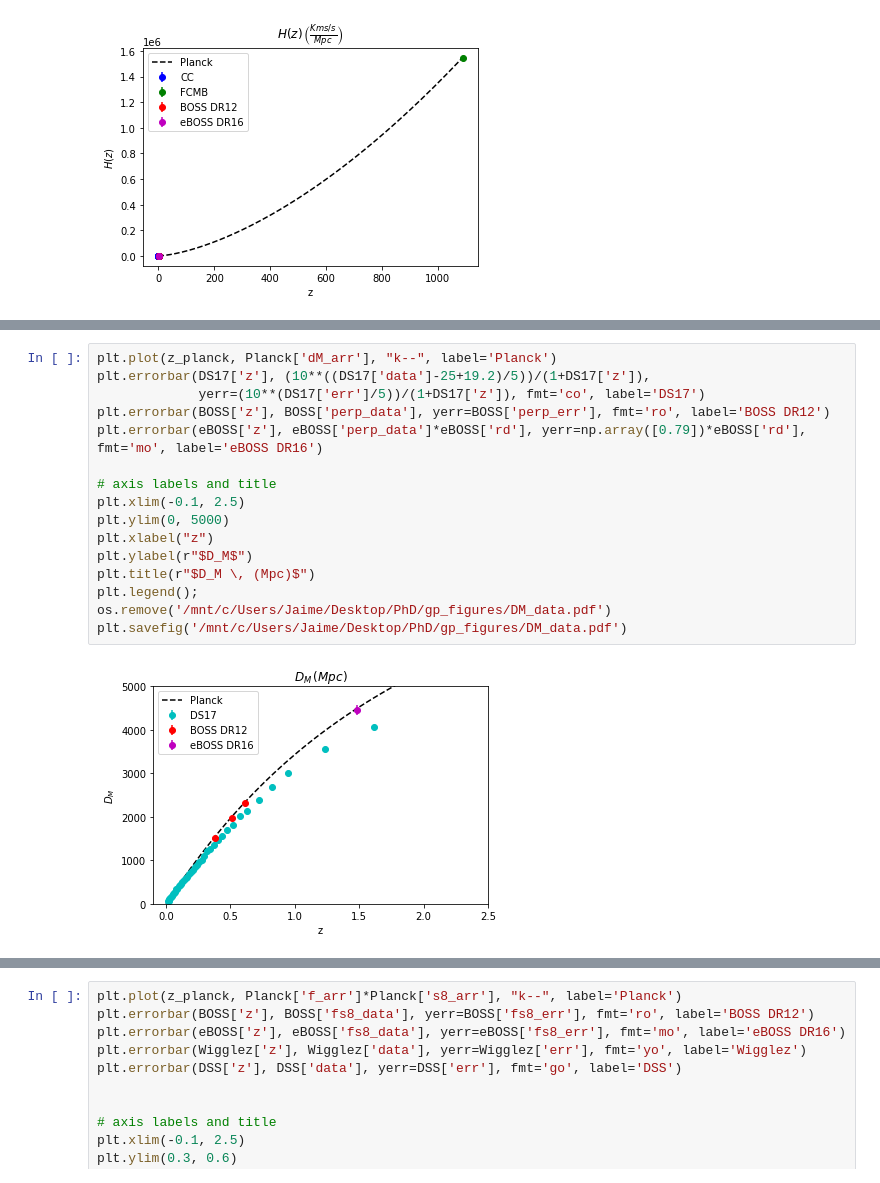
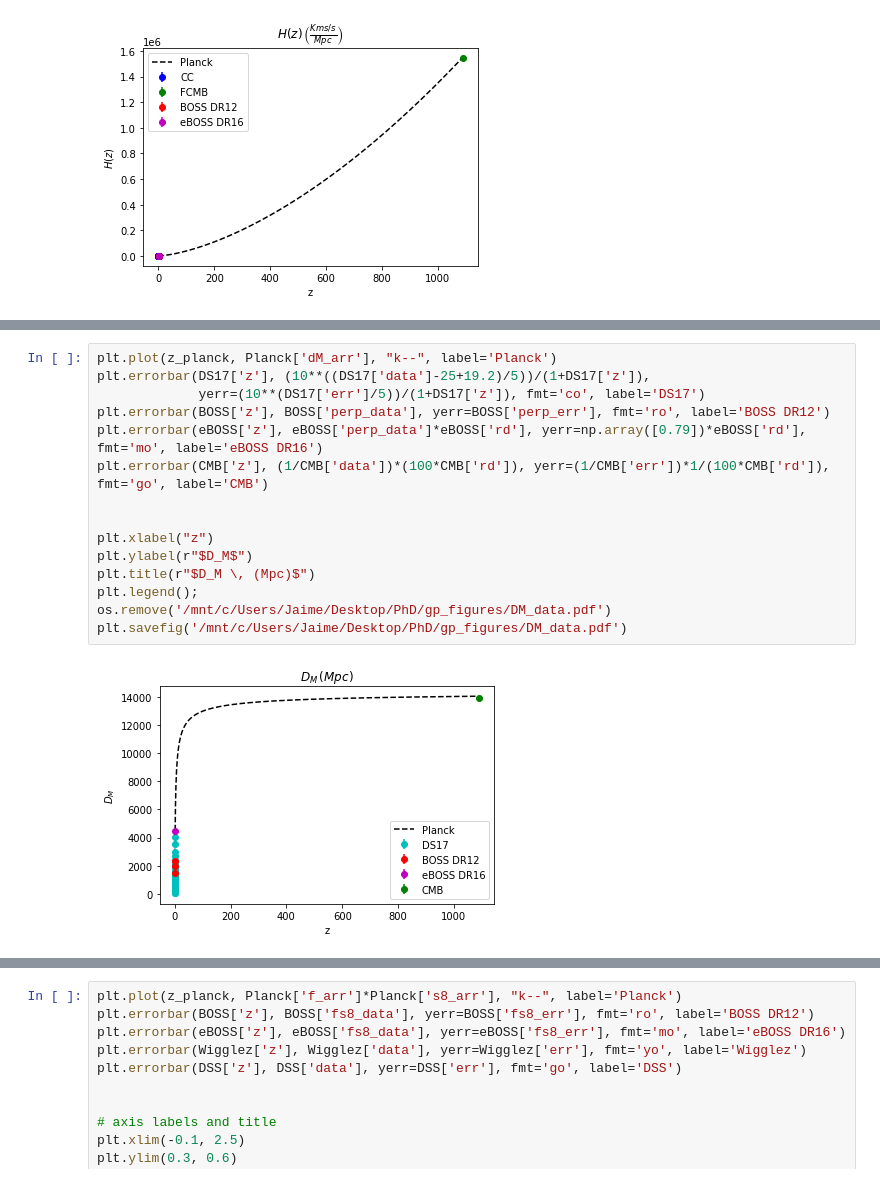
Before and after one commit to JaimeRZP/Growz, a Jupyter notebook: notebooks/GP_Master.ipynb, the cells around one changed output, grey strips where cells are left out. Saved outputs shown, nothing was run; the diff lists cells and outputs as text.

```diff
--- a/notebooks/GP_Master.ipynb
+++ b/notebooks/GP_Master.ipynb
@@ -125,18 +125,17 @@ plt.savefig('/mnt/c/Users/Jaime/Desktop/PhD/gp_figures/H_forecast.pdf')
 # %%
 plt.plot(z_planck, Planck['dM_arr'], "k--", label='Planck')
 plt.errorbar(DS17['z'], (10**((DS17['data']-25+19.2)/5))/(1+DS17['z']),
              yerr=(10**(DS17['err']/5))/(1+DS17['z']), fmt='co', label='DS17')
 plt.errorbar(BOSS['z'], BOSS['perp_data'], yerr=BOSS['perp_err'], fmt='ro', label='BOSS DR12')
 plt.errorbar(eBOSS['z'], eBOSS['perp_data']*eBOSS['rd'], yerr=np.array([0.79])*eBOSS['rd'], fmt='mo', label='eBOSS DR16')
+plt.errorbar(CMB['z'], (1/CMB['data'])*(100*CMB['rd']), yerr=(1/CMB['err'])*1/(100*CMB['rd']), fmt='go', label='CMB')
 
-# axis labels and title
-plt.xlim(-0.1, 2.5)
-plt.ylim(0, 5000)
+
 plt.xlabel("z")
 plt.ylabel(r"$D_M$")
 plt.title(r"$D_M \, (Mpc)$")
 plt.legend();
 os.remove('/mnt/c/Users/Jaime/Desktop/PhD/gp_figures/DM_data.pdf')
 plt.savefig('/mnt/c/Users/Jaime/Desktop/PhD/gp_figures/DM_data.pdf')
 # %% [output]
-[figure, old version]
+[figure, new version]
```
Also changed, not shown: parts of 16 cells of this notebook, 2 other files.
